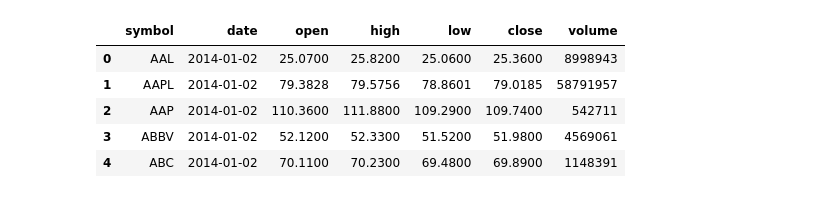
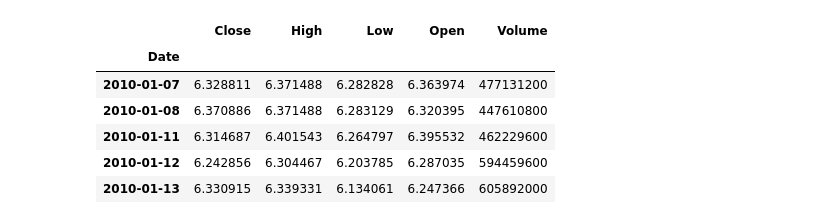
Before and after one commit to Aakashkhanal/stock_price_prediction, a Jupyter notebook: main.ipynb, the cells around one changed output. Cells and saved outputs as stored; diff of their text form; code cells hidden in the pictures.

```diff
--- a/main.ipynb
+++ b/main.ipynb
@@ -6,8 +7,8 @@ import yfinance as yf
 # %%
-start = '2014-01-01'
-end = '2024-12-21'
-stock = 'GOOG'
+start = '2010-01-01'
+end = '2019-12-31'
 
-data = yf.download(stock,start,end)
+df = yf.download('AAPL', start=start, end=end)
+print(df.head())
 # %% [output]
 [*********************100%***********************]  1 of 1 completed
@@ -14,10 +22,0 @@ data = yf.download(stock,start,end)
-# %%
-df = pd.read_csv("Stock Prices Data Set.csv")
-df.head()
-# %% [output]
-|  | symbol | date | open | high | low | close | volume |
-| 0 | AAL | 2014-01-02 | 25.0700 | 25.8200 | 25.0600 | 25.3600 | 8998943 |
-| 1 | AAPL | 2014-01-02 | 79.3828 | 79.5756 | 78.8601 | 79.0185 | 58791957 |
-| 2 | AAP | 2014-01-02 | 110.3600 | 111.8800 | 109.2900 | 109.7400 | 542711 |
-| 3 | ABBV | 2014-01-02 | 52.1200 | 52.3300 | 51.5200 | 51.9800 | 4569061 |
-| 4 | ABC | 2014-01-02 | 70.1100 | 70.2300 | 69.4800 | 69.8900 | 1148391 |
@@ -25,0 +23,13 @@ df = df.drop([ 'symbol', 'date'], axis =1)
+# %%
+
+df = df.iloc[1:]
+df.columns = ['Close', 'High', 'Low', 'Open', 'Volume']
+df.head()
+# %% [output]
+|  | Close | High | Low | Open | Volume |
+| Date |  |  |  |  |  |
+| 2010-01-07 | 6.328811 | 6.371488 | 6.282828 | 6.363974 | 477131200 |
+| 2010-01-08 | 6.370886 | 6.371488 | 6.283129 | 6.320395 | 447610800 |
+| 2010-01-11 | 6.314687 | 6.401543 | 6.264797 | 6.395532 | 462229600 |
+| 2010-01-12 | 6.242856 | 6.304467 | 6.203785 | 6.287035 | 594459600 |
+| 2010-01-13 | 6.330915 | 6.339331 | 6.134061 | 6.247366 | 605892000 |
```
Also changed, not shown: parts of 30 cells of this notebook.
